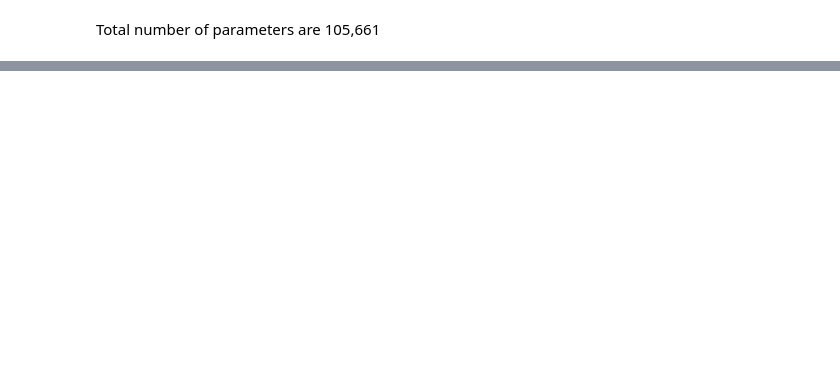
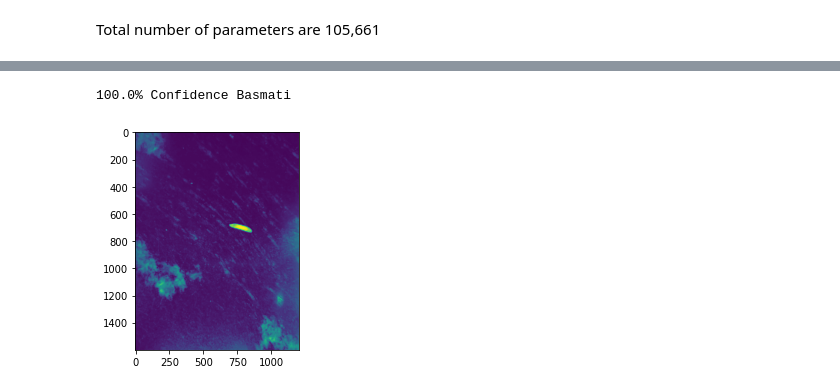
Before and after one commit to SaiLikhita12/Agrigenomics, a Jupyter notebook: 20bd1a6642-riceimage.ipynb, the cells around one changed output, grey strips where cells are left out. Saved outputs shown, nothing was run; the diff lists cells and outputs as text; code cells hidden in the pictures; blank space fills up the shorter version.

```diff
--- a/20bd1a6642-riceimage.ipynb
+++ b/20bd1a6642-riceimage.ipynb
@@ -407,2 +235,0 @@ Accuracy: 19.88
-# %%
-model.compile(loss='sparse_categorical_crossentropy',optimizer='RMSprop',metrics=['accuracy'])
@@ -428,2 +235,0 @@ _________________________________________________________________
-# %%
-model.fit(x_train,y_train,epochs=10)
@@ -457,0 +238,10 @@ Accuracy: 19.94
+# %%
+from matplotlib.pyplot import imshow
+def Prediction(img):
+    x = np.array(img.resize((32,32)).convert('L'))
+    x1 = x.flatten()
+    x1 = x1.reshape(-1,32*32)
+    res = model.predict_on_batch(x1)
+    classification = np.where(res == np.amax(res))[1][0]
+    imshow(img)
+    print(str(res[0][classification]*100) + '% Confidence ' + dicti[classification])
@@ -457,0 +255,6 @@ Accuracy: 19.94
+# %%
+img = img.convert('L')
+Prediction(img)
+# %% [output]
+100.0% Confidence Basmati
+[figure, added]
```
Also changed, not shown: parts of 38 cells of this notebook.
